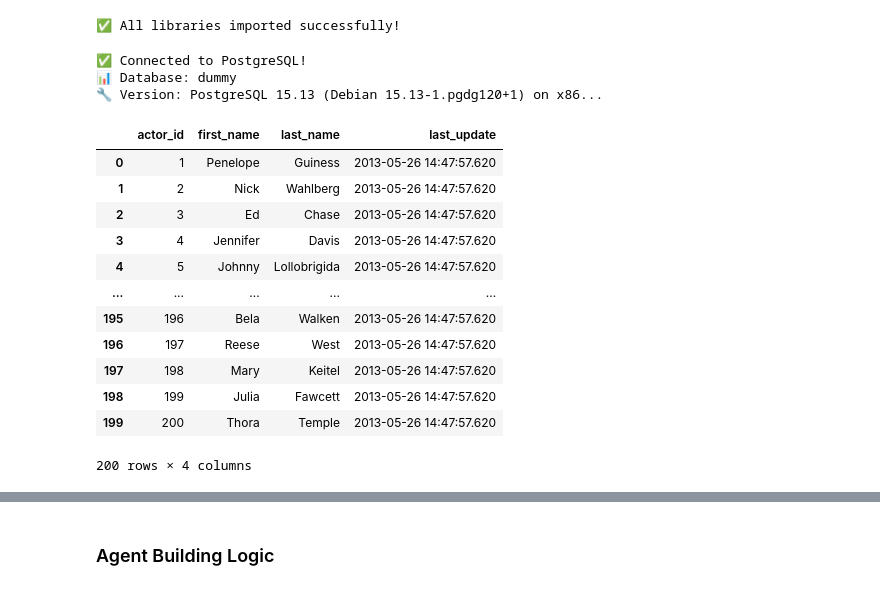
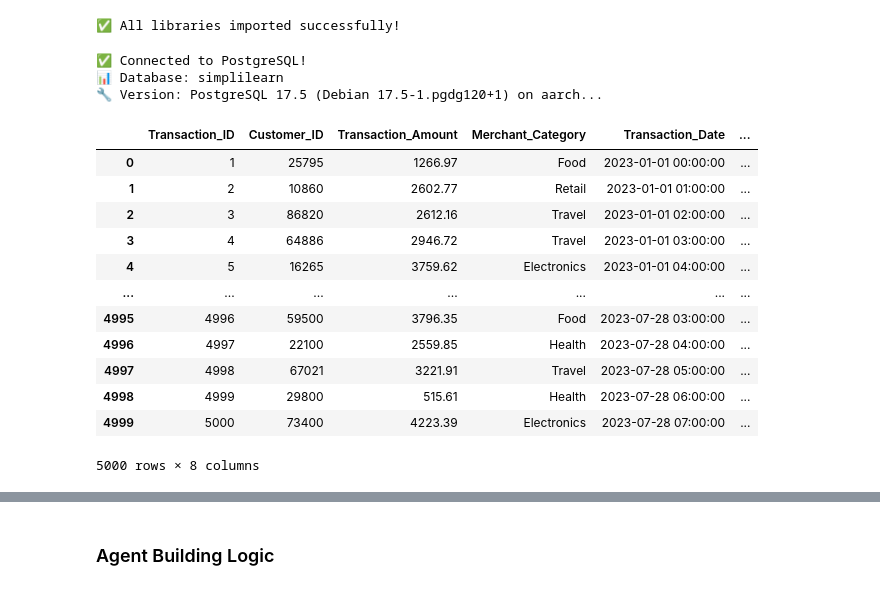
Before and after one commit to RajeshThakur1/BMGR-MAY2025-GIAI-2, a Jupyter notebook: agents/sql_agents/sql_agent.ipynb, the cells around one changed output, grey strips where cells are left out. Drawn from its saved outputs; the diff is of its cells as text; code cells hidden in the pictures.

```diff
--- a/agents/sql_agents/sql_agent.ipynb
+++ b/agents/sql_agents/sql_agent.ipynb
@@ -152,11 +152,11 @@ class PostgreSQLConnection:
 
 # Initialize database connection
 DB_CONFIG = {
-    'host': '54.251.218.166',
-    'port': 5432,
-    'database': 'dummy',
-    'user': 'rajesh',
-    'password': 'rajesh123'
+    'host': 'localhost',  # localhost
+    'port': 5431,
+    'database': 'simplilearn',
+    'user': 'myuser',
+    'password': 'mypassword'
 }
 
 # Create database connection
@@ -164,24 +164,24 @@ db = PostgreSQLConnection(**DB_CONFIG)
 connection_success = db.connect()
 # %% [output]
 ✅ Connected to PostgreSQL!
-📊 Database: dummy
-🔧 Version: PostgreSQL 15.13 (Debian 15.13-1.pgdg120+1) on x86...
+📊 Database: simplilearn
+🔧 Version: PostgreSQL 17.5 (Debian 17.5-1.pgdg120+1) on aarch...
 # %%
-db.execute_query("select * from actor a;")
+db.execute_query("select * from transections")
 # %% [output]
-|  | actor_id | first_name | last_name | last_update |
-| 0 | 1 | Penelope | Guiness | 2013-05-26 14:47:57.620 |
-| 1 | 2 | Nick | Wahlberg | 2013-05-26 14:47:57.620 |
-| 2 | 3 | Ed | Chase | 2013-05-26 14:47:57.620 |
-| 3 | 4 | Jennifer | Davis | 2013-05-26 14:47:57.620 |
-| 4 | 5 | Johnny | Lollobrigida | 2013-05-26 14:47:57.620 |
-| ... | ... | ... | ... | ... |
-| 195 | 196 | Bela | Walken | 2013-05-26 14:47:57.620 |
-| 196 | 197 | Reese | West | 2013-05-26 14:47:57.620 |
-| 197 | 198 | Mary | Keitel | 2013-05-26 14:47:57.620 |
-| 198 | 199 | Julia | Fawcett | 2013-05-26 14:47:57.620 |
-| 199 | 200 | Thora | Temple | 2013-05-26 14:47:57.620 |
+|  | Transaction_ID | Customer_ID | Transaction_Amount | Merchant_Category | Transaction_Date | ... |
+| 0 | 1 | 25795 | 1266.97 | Food | 2023-01-01 00:00:00 | ... |
+| 1 | 2 | 10860 | 2602.77 | Retail | 2023-01-01 01:00:00 | ... |
+| 2 | 3 | 86820 | 2612.16 | Travel | 2023-01-01 02:00:00 | ... |
+| 3 | 4 | 64886 | 2946.72 | Travel | 2023-01-01 03:00:00 | ... |
+| 4 | 5 | 16265 | 3759.62 | Electronics | 2023-01-01 04:00:00 | ... |
+| ... | ... | ... | ... | ... | ... | ... |
+| 4995 | 4996 | 59500 | 3796.35 | Food | 2023-07-28 03:00:00 | ... |
+| 4996 | 4997 | 22100 | 2559.85 | Health | 2023-07-28 04:00:00 | ... |
+| 4997 | 4998 | 67021 | 3221.91 | Travel | 2023-07-28 05:00:00 | ... |
+| 4998 | 4999 | 29800 | 515.61 | Health | 2023-07-28 06:00:00 | ... |
+| 4999 | 5000 | 73400 | 4223.39 | Electronics | 2023-07-28 07:00:00 | ... |
-200 rows × 4 columns
+5000 rows × 8 columns
 # %%
 if connection_success:
      tables_query = """
```
Also changed, not shown: parts of 7 cells of this notebook.
